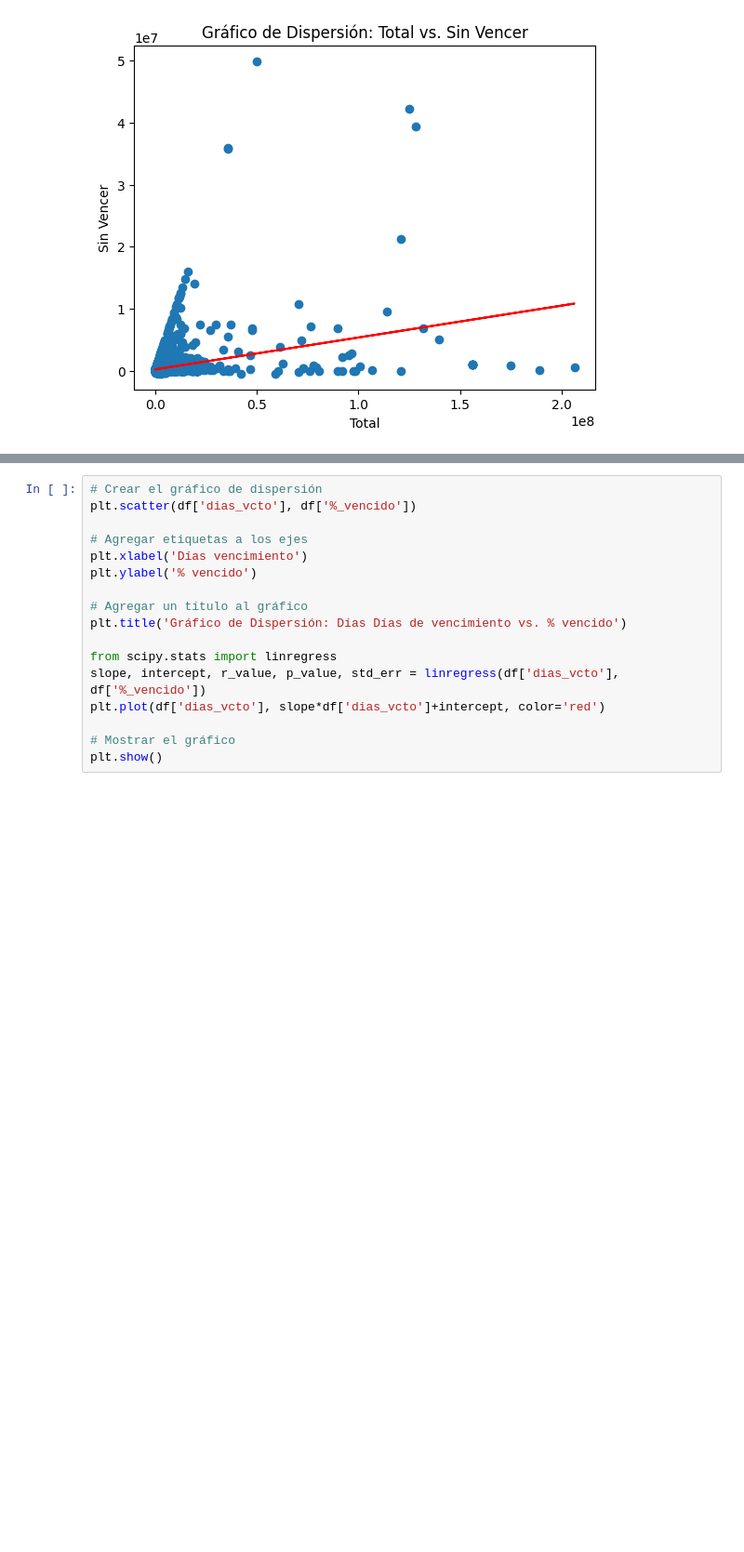
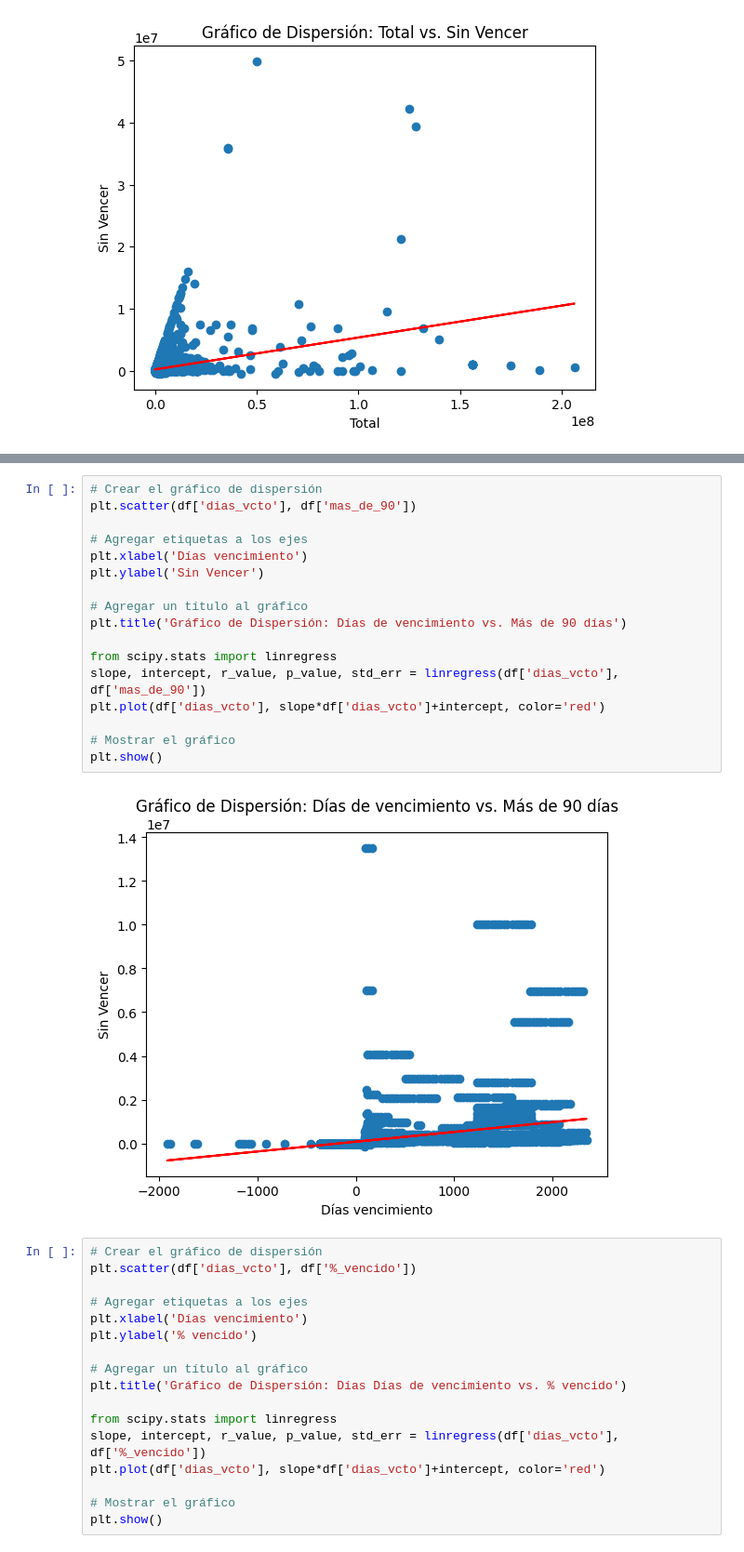
Before and after one commit to AlejoPerez98/AlejoPerez98-AnalisisExploratorio, a Jupyter notebook: Análisis multivariado.ipynb, the cells around one changed output, grey strips where cells are left out. Shown at 93% size. Drawn from its saved outputs; the diff is of its cells as text; blank space fills up the shorter version.

```diff
--- a/Análisis multivariado.ipynb
+++ b/Análisis multivariado.ipynb
@@ -341,3 +341,22 @@ plt.show()
+# %%
+# Crear el gráfico de dispersión
+plt.scatter(df['dias_vcto'], df['mas_de_90'])
+
+# Agregar etiquetas a los ejes
+plt.xlabel('Días vencimiento')
+plt.ylabel('Sin Vencer')
+
+# Agregar un título al gráfico
+plt.title('Gráfico de Dispersión: Días de vencimiento vs. Más de 90 días')
+
+from scipy.stats import linregress
+slope, intercept, r_value, p_value, std_err = linregress(df['dias_vcto'], df['mas_de_90'])
+plt.plot(df['dias_vcto'], slope*df['dias_vcto']+intercept, color='red')
+
+# Mostrar el gráfico
+plt.show()
+# %% [output]
+[figure, added]
 # %%
 # Crear el gráfico de dispersión
 plt.scatter(df['dias_vcto'], df['%_vencido'])
```
Also changed, not shown: parts of 1 cell of this notebook.
